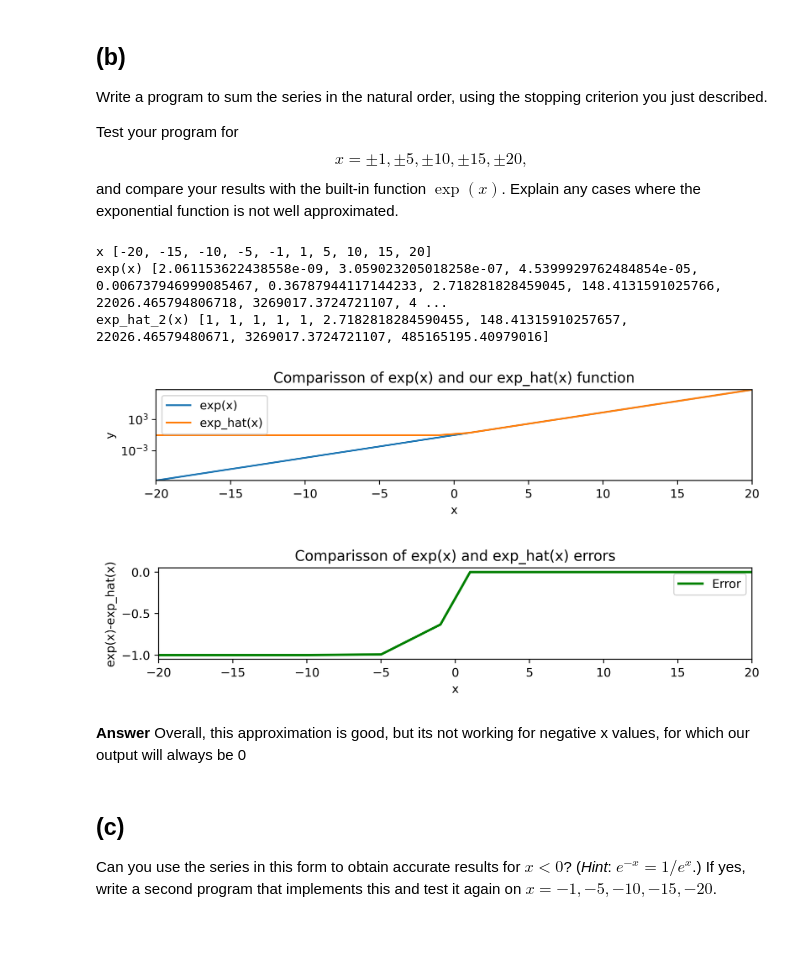
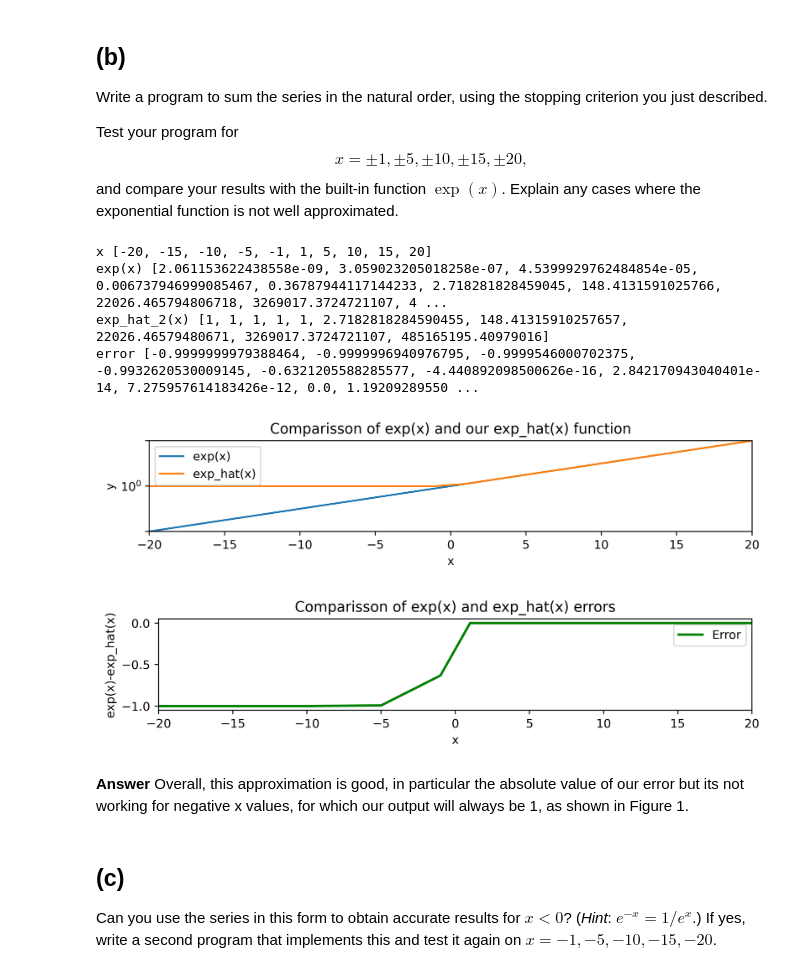
Before and after one commit to NitaiNijholt/NumericalAlgos, a Jupyter notebook: hw1_2023.ipynb, the cells around one changed output. Drawn from its saved outputs; the diff is of its cells as text; code cells hidden in the pictures; blank space fills up the shorter version.

```diff
--- a/hw1_2023.ipynb
+++ b/hw1_2023.ipynb
@@ -289,8 +287,8 @@ def exp_hat(x):
     e_x = 1
     numerator = 1
     denominator = 1
-    maximun_float = sys.float_info.max
-    minimun_float = sys.float_info.min
+    maximum_float = sys.float_info.max
+    minimum_float = sys.float_info.min
     n = 1
 
     # Check trivial output
@@ -303,7 +301,7 @@ def exp_hat(x):
         denominator *= n
 
         ## Check if numerator and denominator are in range
-        if (minimun_float < numerator < maximun_float) and (minimun_float < denominator < maximun_float):
+        if (minimum_float < numerator < maximum_float) and (minimum_float < denominator < maximum_float):
             ### If so, add the next sum term
             e_x += (numerator / denominator)
             ### And update the sum index
@@ -333,40 +331,43 @@ for x in test_values:
 print('x',test_values)
 print('exp(x)',e_s)
 print('exp_hat_2(x)',e_hats)
+print('error',errors)
 
 # Plot the functions
 plt.figure(figsize=(8,2),dpi=400)
 plt.title('Comparisson of exp(x) and our exp_hat(x) function')
 plt.semilogy(test_values,e_s,label='exp(x)')
 plt.semilogy(test_values,e_hats,label='exp_hat(x)')
 plt.xlim([-20,20])
 plt.xlabel ('x')
 plt.ylabel ('y')
+plt.yticks([e_s[0],1,e_s[len(test_values)-1]])
 plt.ylim([e_s[0],e_s[len(test_values)-1]])
 plt.legend()
 plt.tight_layout()
 plt.show()
 
 # Plot the errors
 plt.figure(figsize=(8,2),dpi=400)
 plt.title('Comparisson of exp(x) and exp_hat(x) errors')
 plt.plot(test_values,errors,label='Error',lw=2,c='green')
 plt.xlim([-20,20])
 plt.xlabel ('x')
 plt.ylabel ('exp(x)-exp_hat(x)')
 #plt.ylim([errors[0],errors[len(test_values)-1]])
 plt.legend()
 plt.tight_layout()
 plt.show()
 # %% [output]
 x [-20, -15, -10, -5, -1, 1, 5, 10, 15, 20]
 exp(x) [2.061153622438558e-09, 3.059023205018258e-07, 4.5399929762484854e-05, 0.006737946999085467, 0.36787944117144233, 2.718281828459045, 148.4131591025766, 22026.465794806718, 3269017.3724721107, 4 ...
 exp_hat_2(x) [1, 1, 1, 1, 1, 2.7182818284590455, 148.41315910257657, 22026.46579480671, 3269017.3724721107, 485165195.40979016]
+error [-0.9999999979388464, -0.9999996940976795, -0.9999546000702375, -0.9932620530009145, -0.6321205588285577, -4.440892098500626e-16, 2.842170943040401e-14, 7.275957614183426e-12, 0.0, 1.19209289550 ...
-[figure, old version]
+[figure, new version]
 [figure]
 # %% [markdown]
 **Answer**
-Overall, this approximation is good, but its not working for negative x values, for which our output will always be 0
+Overall, this approximation is good, in particular the absolute value of our error  but its not working for negative x values, for which our output will always be 1, as shown in Figure 1.
 # %% [markdown]
 ## (c)
 
```
Also changed, not shown: parts of 10 cells of this notebook.
